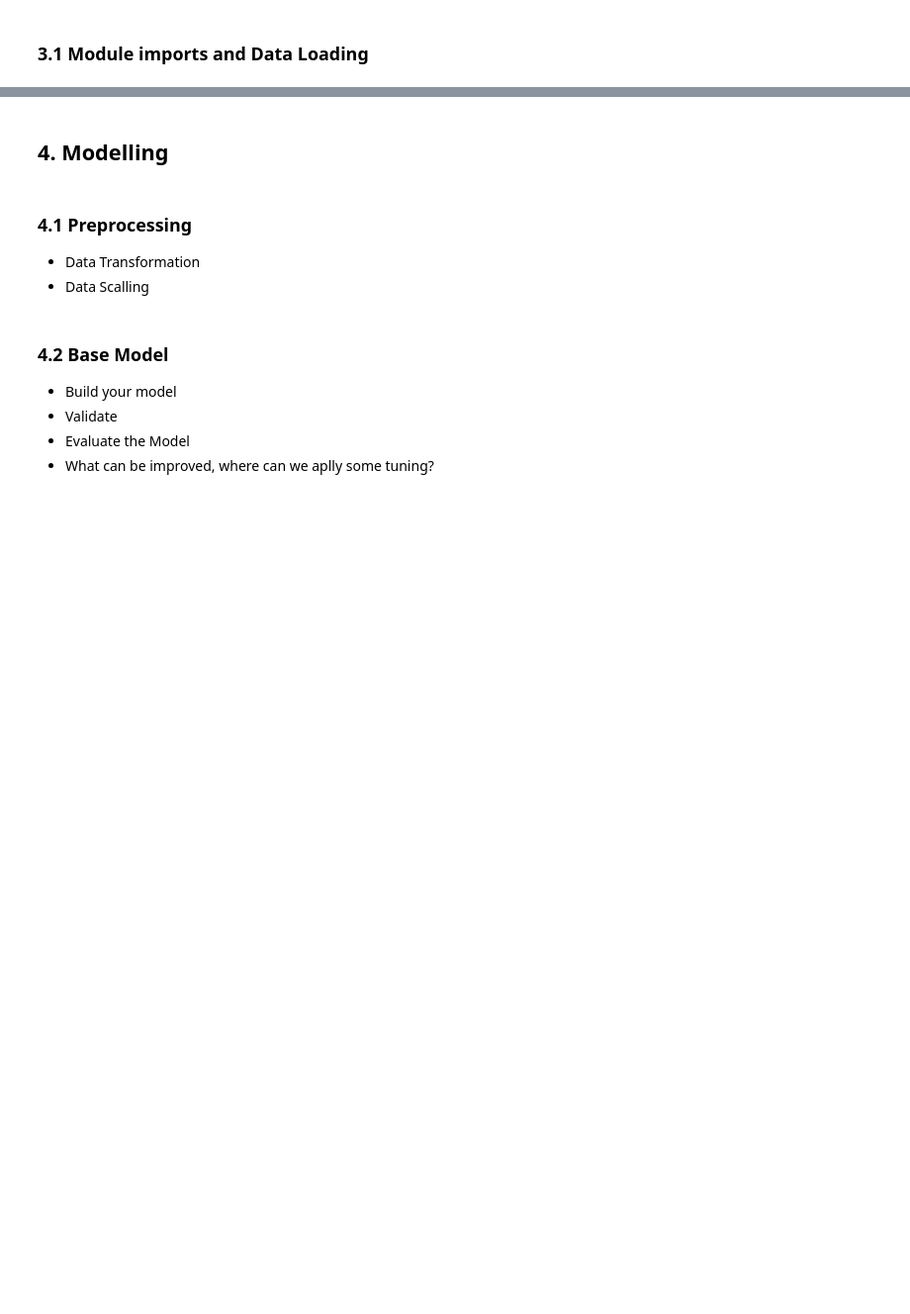
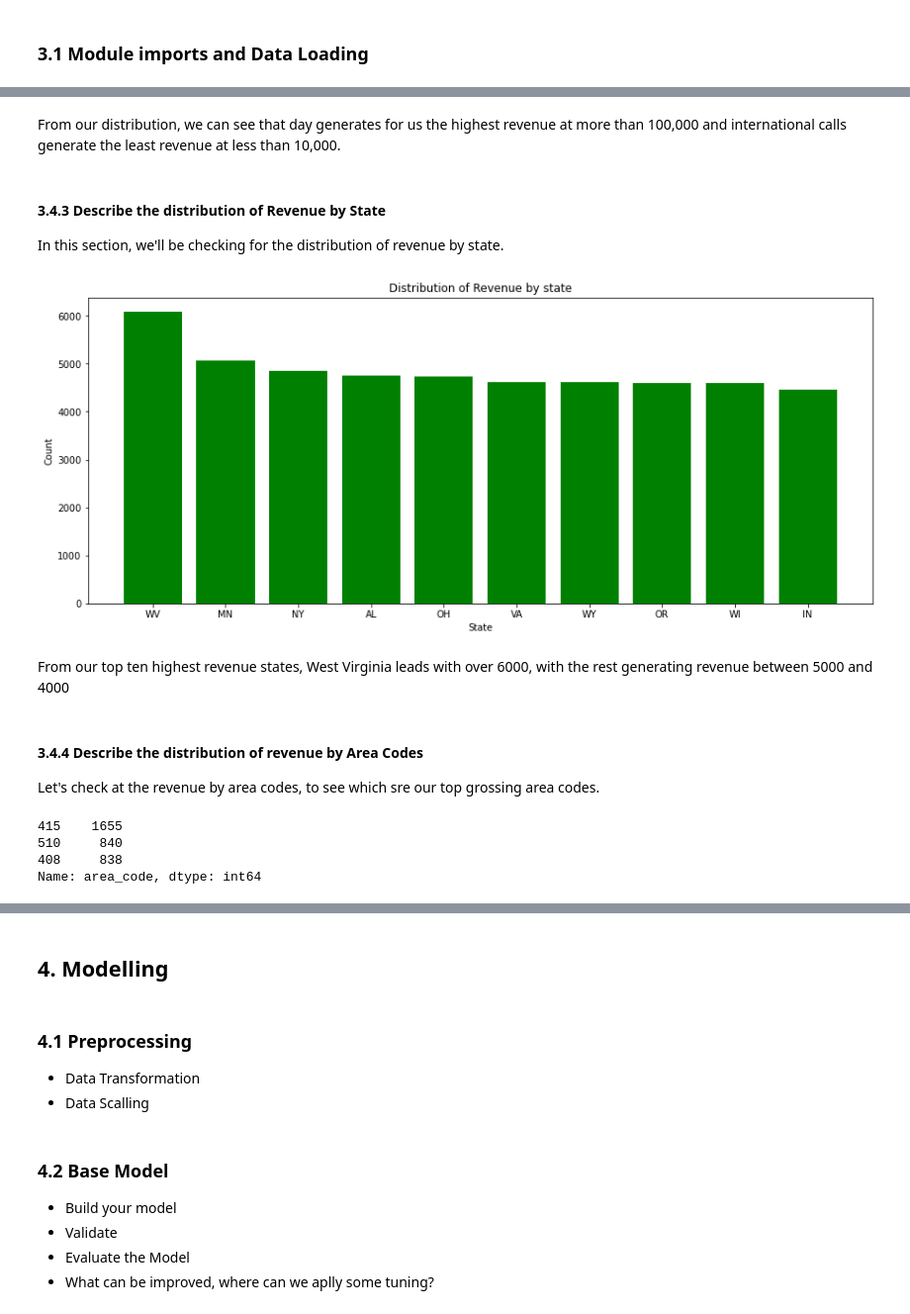
Before and after one commit to danieloselu3/SyriaTel-Telecom-Analysis, a Jupyter notebook: index.ipynb, the cells around one changed output, grey strips where cells are left out. Shown at 99% size. Cells and saved outputs as stored; diff of their text form; code cells hidden in the pictures; blank space fills up the shorter version.

```diff
--- a/index.ipynb
+++ b/index.ipynb
@@ -66,0 +227,37 @@ etc ...
+# %% [markdown]
+From our distribution, we can see that day generates for us the highest revenue at more than 100,000 and international calls generate the least revenue at less than 10,000.
+# %% [markdown]
+#### 3.4.3 Describe the distribution of Revenue by State
+In this section, we'll be checking for the distribution of revenue by state.
+# %%
+# get all the states
+state_expenditure = df[['state', 'total_expenditure']]
+
+# group our data by state and pick the top 10 states
+state_expenditure = state_expenditure.groupby(['state']).sum().reset_index().nlargest(10, 'total_expenditure')
+
+# plot our graph
+fig, ax = plt.subplots(figsize=(15, 6))
+
+revenue = state_expenditure['total_expenditure']
+data_label = state_expenditure['state']
+
+ax.bar(data_label, revenue, color='green')
+
+ax.set_xlabel("State")
+ax.set_ylabel("Count")
+ax.set_title("Distribution of Revenue by state");
+# %% [output]
+[figure, added]
+# %% [markdown]
+From our top ten highest revenue states, West Virginia leads with over 6000, with the rest generating revenue between 5000 and 4000
+# %% [markdown]
+#### 3.4.4 Describe the distribution of revenue by Area Codes
+Let's check at the revenue by area codes, to see which sre our top grossing area codes.
+# %%
+df.area_code.value_counts()
+# %% [output]
+415    1655
+510     840
+408     838
+Name: area_code, dtype: int64
```
Also changed, not shown: parts of 53 cells of this notebook.
